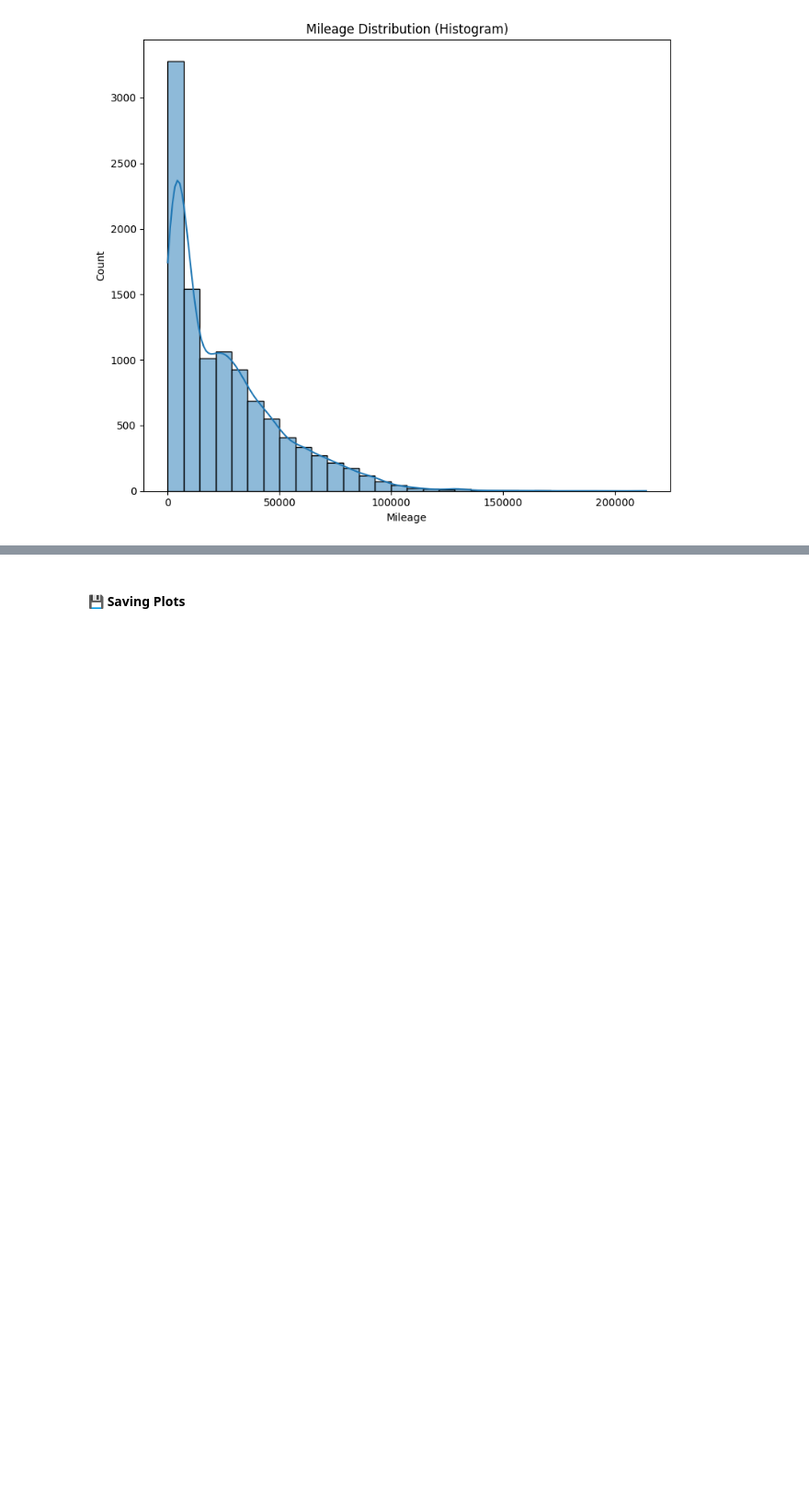
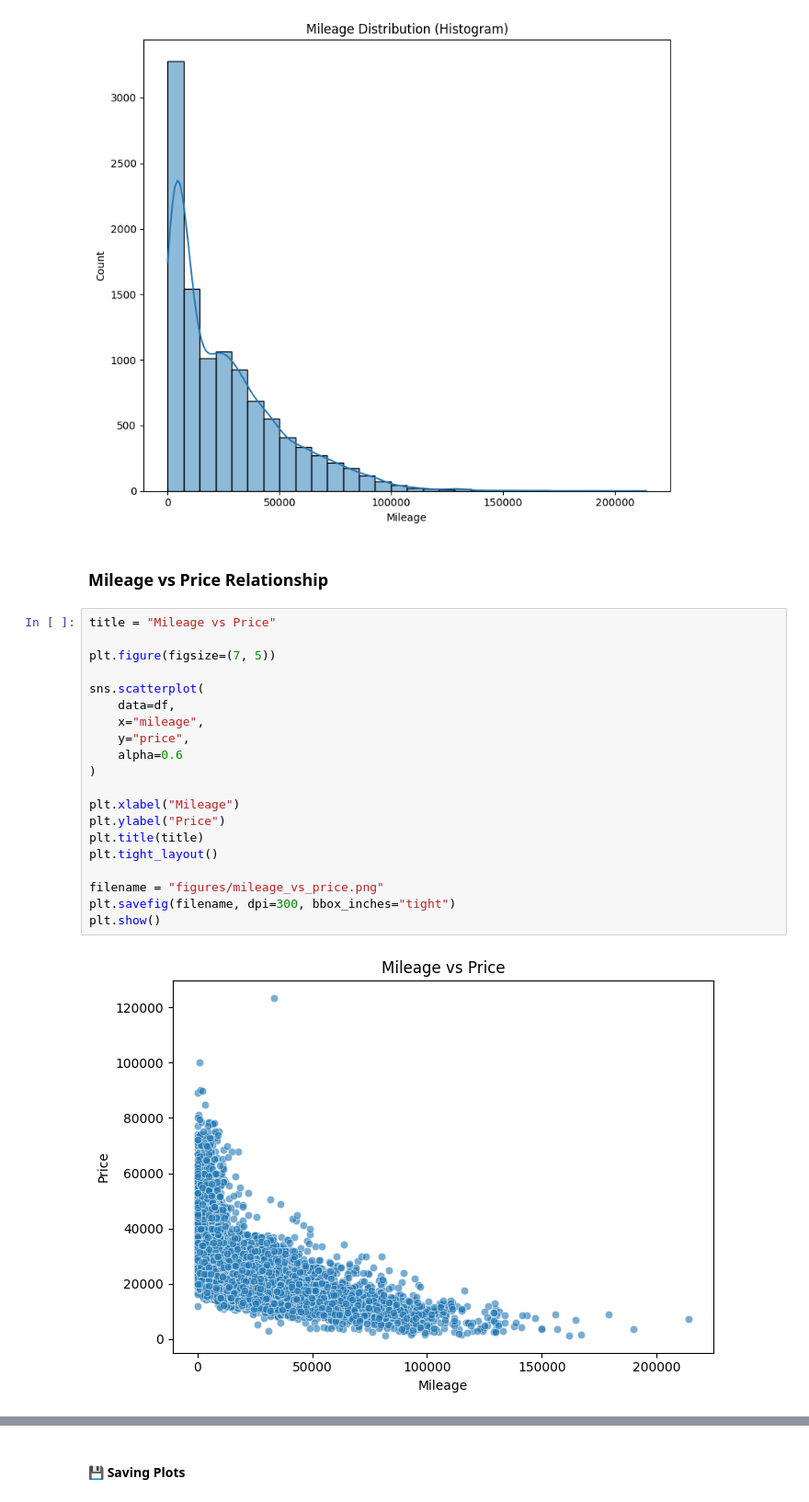
Before and after one commit to smartestnerdfromtown/Data-Analytics-Projects, a Jupyter notebook: BMW Cars Analysis/analysis.ipynb, the cells around one changed output, grey strips where cells are left out. Shown at 92% size. Saved outputs shown, nothing was run; the diff lists cells and outputs as text; blank space fills up the shorter version.

Commit message:
MILEAGE vs price

```diff
--- a/BMW Cars Analysis/analysis.ipynb
+++ b/BMW Cars Analysis/analysis.ipynb
@@ -177,3 +177,27 @@ plt.savefig(filename, dpi=300, bbox_inches="tight")
 plt.show()
 # %% [output]
 [figure]
+# %% [markdown]
+### Mileage vs Price Relationship
+# %%
+title = "Mileage vs Price"
+
+plt.figure(figsize=(7, 5))
+
+sns.scatterplot(
+    data=df,
+    x="mileage",
+    y="price",
+    alpha=0.6
+)
+
+plt.xlabel("Mileage")
+plt.ylabel("Price")
+plt.title(title)
+plt.tight_layout()
+
+filename = "figures/mileage_vs_price.png"
+plt.savefig(filename, dpi=300, bbox_inches="tight")
+plt.show()
+# %% [output]
+[figure, added]
```
Also changed, not shown: parts of 1 cell of this notebook, 2 other files.
